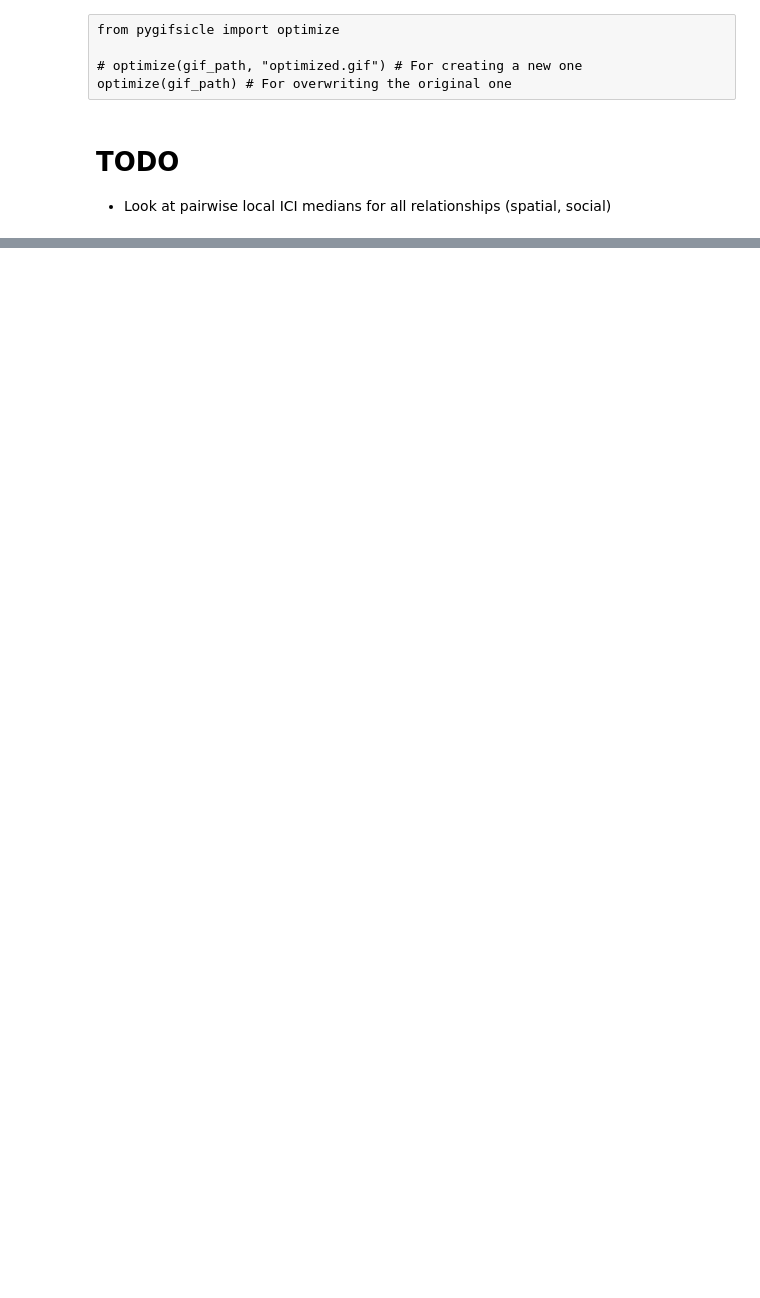
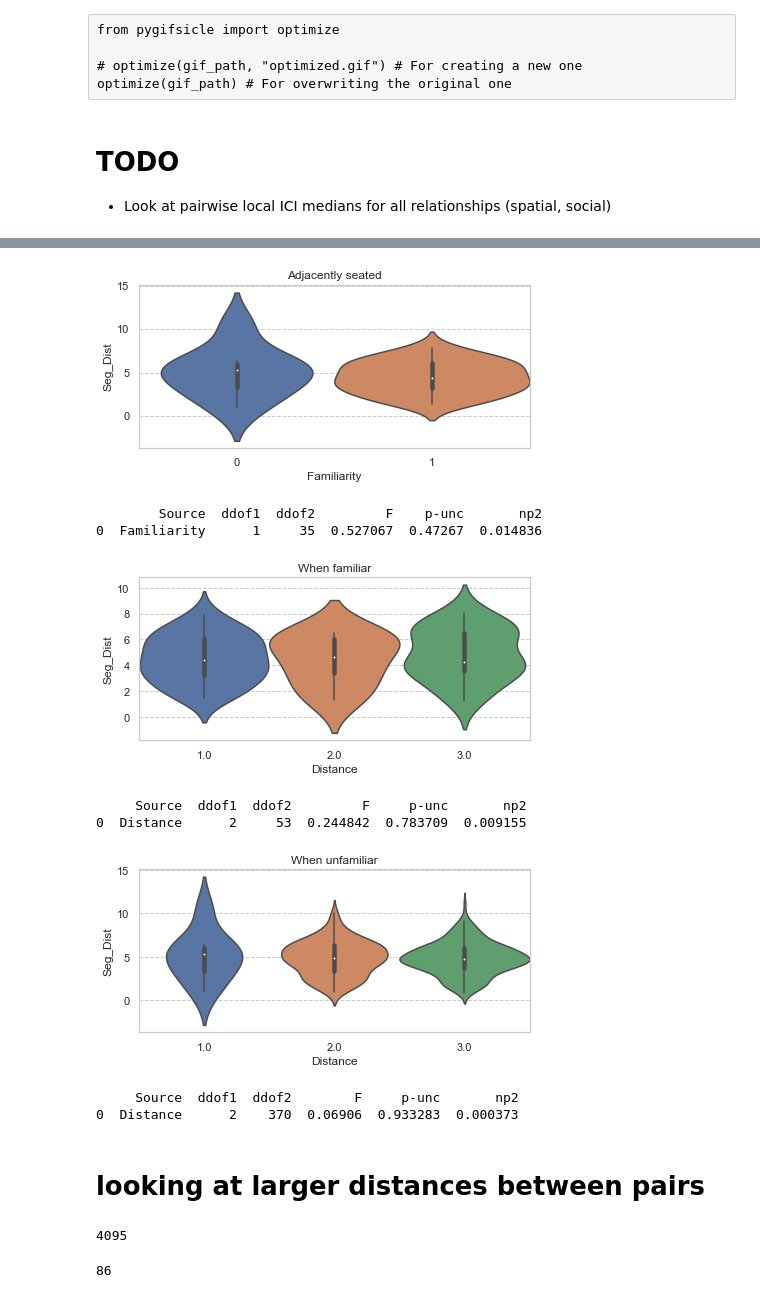
Before and after one commit to finn42/Clapping_Coordination, a Jupyter notebook: Clapping_Locations.ipynb, the cells around one changed output, grey strips where cells are left out. Saved outputs shown, nothing was run; the diff lists cells and outputs as text; code cells hidden in the pictures; blank space fills up the shorter version.

```diff
--- a/Clapping_Locations.ipynb
+++ b/Clapping_Locations.ipynb
@@ -234,0 +308,6 @@ optimize(gif_path) # For overwriting the original one
+# %%
+Sub_Rels['Seg_Dist'] = 0
+Sub_Rels.loc[Sub_Rels['Distance'] == -2.0,'Distance'] = 2.0
+
+for i,row in Sub_Rels.iterrows():
+    Sub_Rels.loc[i,'Seg_Dist'] = A[row['Participant_Code_1']][row['Participant_Code_2']]
@@ -234,0 +338,64 @@ optimize(gif_path) # For overwriting the original one
+# %%
+sns.set(rc={'figure.figsize':(7,3)})
+sns.set_style("whitegrid", {
+    "ytick.major.size": 1,
+    "ytick.minor.size": 0.5,
+    'grid.linestyle': '--',
+    "xtick.major.size": 1,
+    "xtick.minor.size": 0.5,
+    'grid.linestyle': '--'
+ })
+# %%
+Sub_Sub_Rels = Sub_Rels[Sub_Rels['Distance'] == 1.0]
+sns.violinplot(x = 'Familiarity',y = 'Seg_Dist',width = 1, data = Sub_Sub_Rels)
+plt.title('Adjacently seated')
+plt.show()
+aov = pg.anova(dv="Seg_Dist",between = "Familiarity", data=Sub_Sub_Rels)
+print(aov)
+
+Sub_Sub_Rels = Sub_Rels[Sub_Rels['Familiarity'] == 1]
+sns.violinplot(x = 'Distance',y = 'Seg_Dist',width = 1, data = Sub_Sub_Rels)
+plt.title('When familiar')
+plt.show()
+aov = pg.anova(dv="Seg_Dist",between = "Distance", data=Sub_Sub_Rels)
+print(aov)
+
+Sub_Sub_Rels = Sub_Rels[Sub_Rels['Familiarity'] == 0]
+sns.violinplot(x = 'Distance',y = 'Seg_Dist',width = 1, data = Sub_Sub_Rels)
+plt.title('When unfamiliar')
+plt.show()
+aov = pg.anova(dv="Seg_Dist",between = "Distance", data=Sub_Sub_Rels)
+print(aov)
+# %% [output]
+[figure, added]
+        Source  ddof1  ddof2         F    p-unc       np2
+0  Familiarity      1     35  0.527067  0.47267  0.014836
+[figure, added]
+     Source  ddof1  ddof2         F     p-unc       np2
+0  Distance      2     53  0.244842  0.783709  0.009155
+[figure, added]
+     Source  ddof1  ddof2        F     p-unc       np2
+0  Distance      2    370  0.06906  0.933283  0.000373
+# %% [markdown]
+# looking at larger distances between pairs
+# %%
+# collect all pairwise distances, modefied from nearby
+nearby = []
+for i,a in partDets.iterrows():
+    A = ((partDets.loc[i+1:,'X'] - a['X']).pow(2)+(partDets.loc[i+1:,'Y'] - a['Y']).pow(2)).pow(0.5)
+    if len(A)>0:
+        neighs = partDets.loc[A.index].index
+        Dist = A
+        for j in range(len(neighs)):
+            c = neighs[j]
+            nearby.append([partDets.loc[i].Participant_Code,partDets.loc[c].Participant_Code,Dist.iloc[j]])
+len(nearby)
+# %% [output]
+4095
+# %%
+# file not currently public
+rel_folder = general_loc + 'Concert_MusicLab/Participant_details/'
+Rels = pd.read_csv(rel_folder + 'Pairwise_Relationship_Hall.csv')
+print(len(Rels))
+# %% [output]
+86
```
Also changed, not shown: parts of 28 cells of this notebook, 29 other files.
